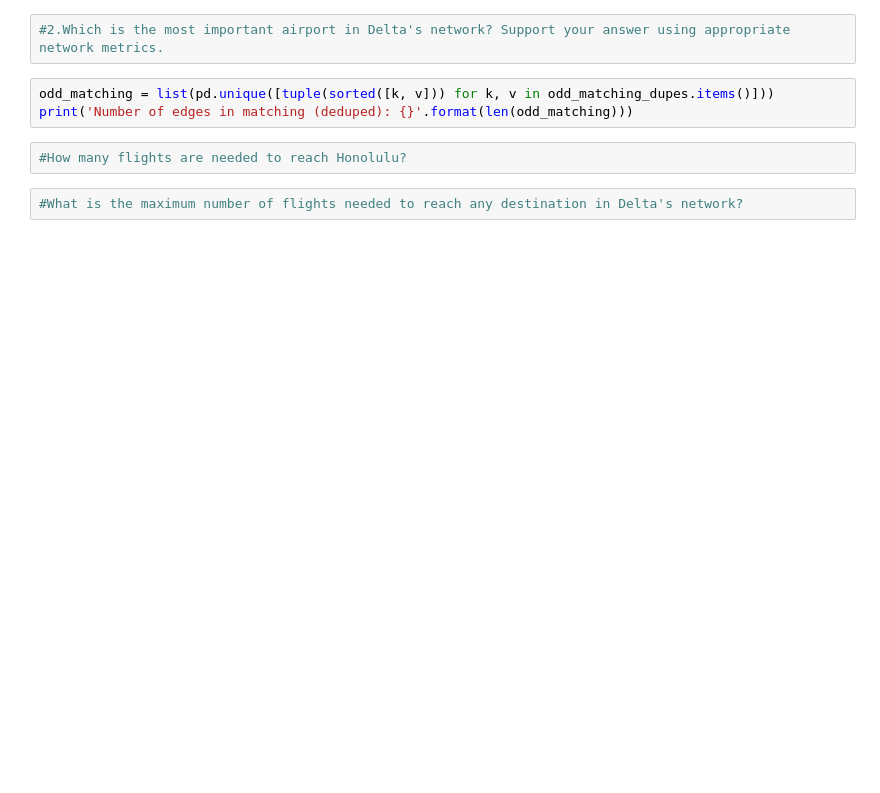
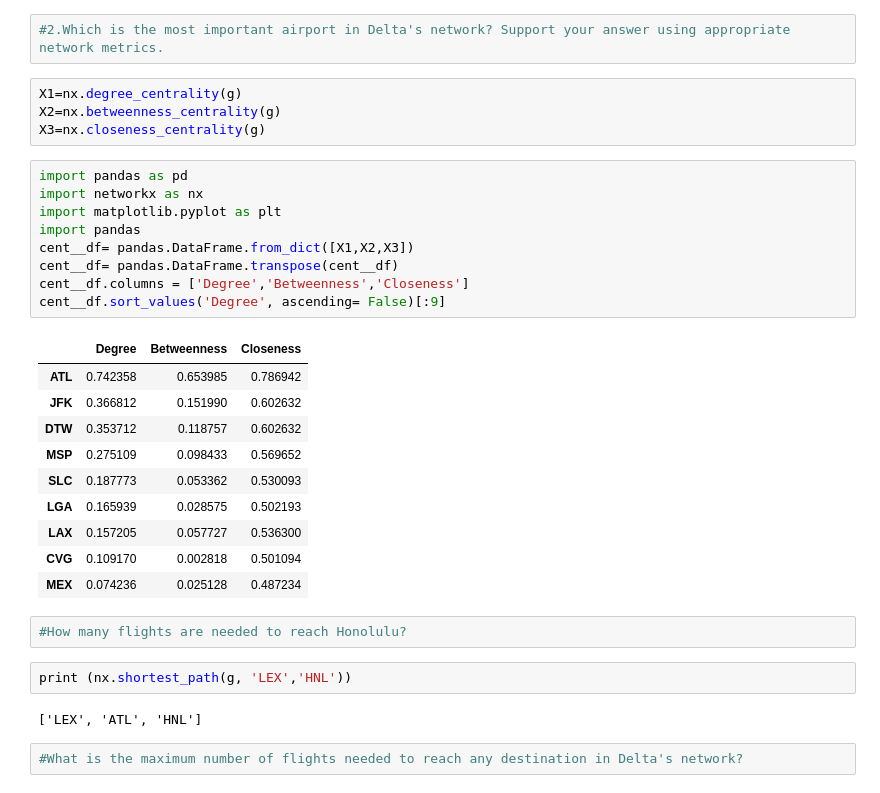
Before and after one commit to khuloodAlAmri/ce599, a Jupyter notebook: 12-Networks/Networks.ipynb, the cells around one changed output. Drawn from its saved outputs; the diff is of its cells as text; blank space fills up the shorter version.

Commit message:
12-Networks

```diff
--- a/12-Networks/Networks.ipynb
+++ b/12-Networks/Networks.ipynb
@@ -447,9 +384,34 @@ plt.show()
 # %%
 #2.Which is the most important airport in Delta's network? Support your answer using appropriate network metrics.
-# %%
-odd_matching = list(pd.unique([tuple(sorted([k, v])) for k, v in odd_matching_dupes.items()]))
-print('Number of edges in matching (deduped): {}'.format(len(odd_matching)))
+# %%
+X1=nx.degree_centrality(g)
+X2=nx.betweenness_centrality(g)
+X3=nx.closeness_centrality(g)
+# %%
+import pandas as pd
+import networkx as nx
+import matplotlib.pyplot as plt
+import pandas
+cent__df= pandas.DataFrame.from_dict([X1,X2,X3])
+cent__df= pandas.DataFrame.transpose(cent__df)
+cent__df.columns = ['Degree','Betweenness','Closeness']
+cent__df.sort_values('Degree', ascending= False)[:9]
+# %% [output]
+|  | Degree | Betweenness | Closeness |
+| ATL | 0.742358 | 0.653985 | 0.786942 |
+| JFK | 0.366812 | 0.151990 | 0.602632 |
+| DTW | 0.353712 | 0.118757 | 0.602632 |
+| MSP | 0.275109 | 0.098433 | 0.569652 |
+| SLC | 0.187773 | 0.053362 | 0.530093 |
+| LGA | 0.165939 | 0.028575 | 0.502193 |
+| LAX | 0.157205 | 0.057727 | 0.536300 |
+| CVG | 0.109170 | 0.002818 | 0.501094 |
+| MEX | 0.074236 | 0.025128 | 0.487234 |
 # %%
 #How many flights are needed to reach Honolulu?
+# %%
+print (nx.shortest_path(g, 'LEX','HNL'))
+# %% [output]
+['LEX', 'ATL', 'HNL']
 # %%
 #What is the maximum number of flights needed to reach any destination in Delta's network?
```
Also changed, not shown: parts of 25 cells of this notebook.
